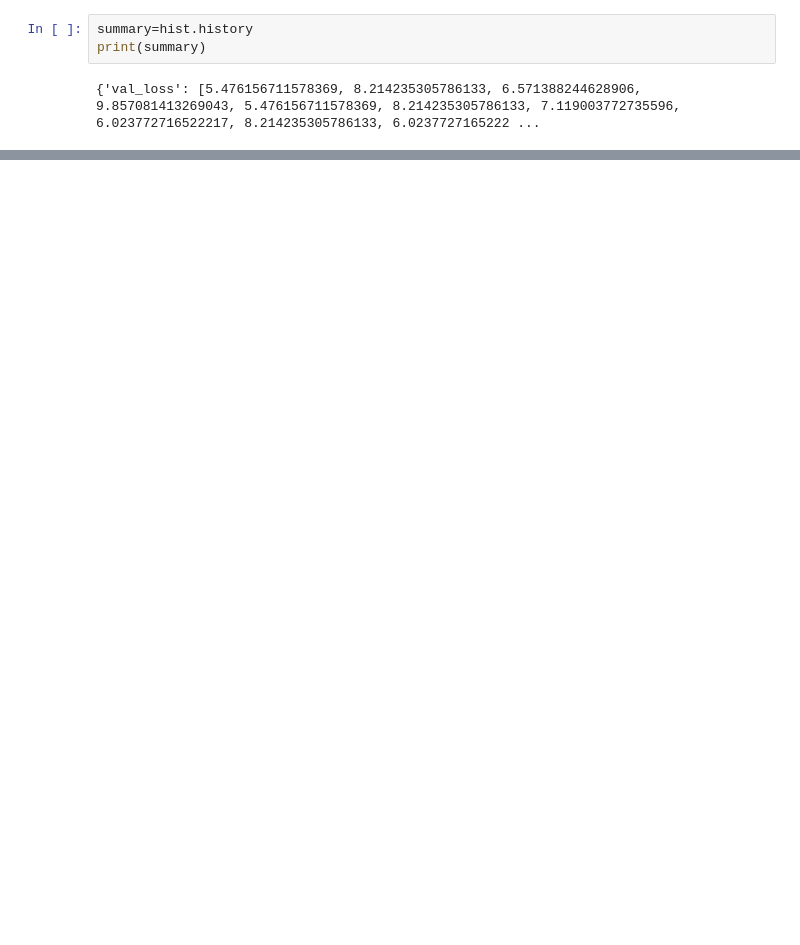
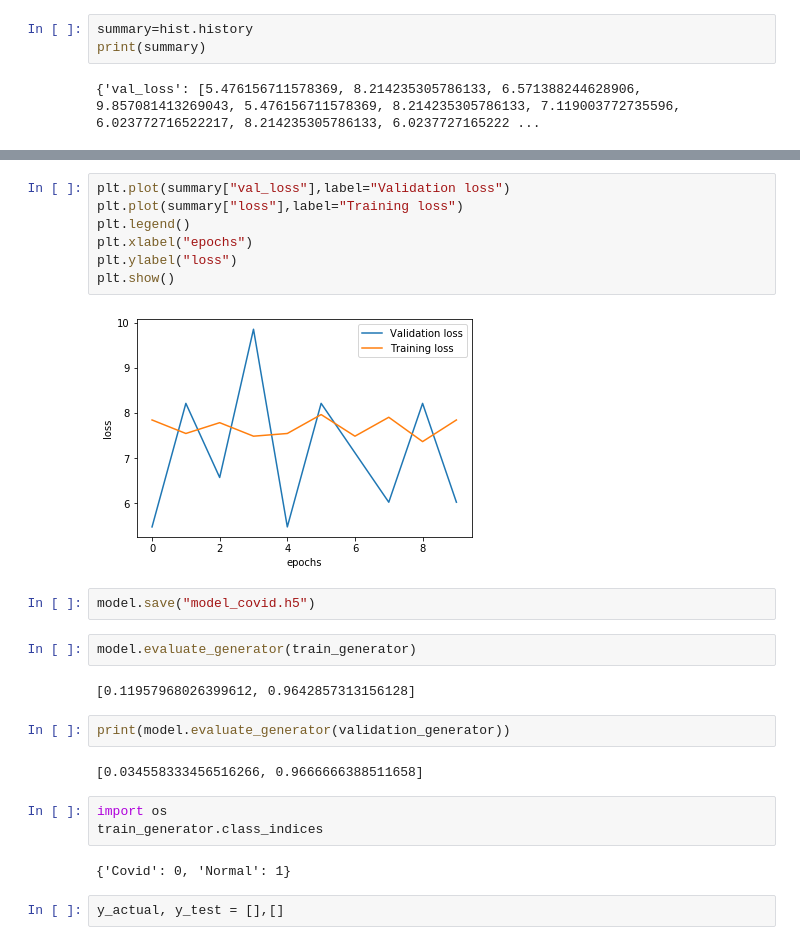
Before and after one commit to dakshtrehan/Covid-19-Detection, a Jupyter notebook: Covid-19 Detection.ipynb, the cells around one changed output, grey strips where cells are left out. Cells and saved outputs as stored; diff of their text form; blank space fills up the shorter version.

```diff
--- a/Covid-19 Detection.ipynb
+++ b/Covid-19 Detection.ipynb
@@ -106,0 +115,26 @@ TypeError: 'History' object is not subscriptable
+# %%
+plt.plot(summary["val_loss"],label="Validation loss")
+plt.plot(summary["loss"],label="Training loss")
+plt.legend()
+plt.xlabel("epochs")
+plt.ylabel("loss")
+plt.show()
+# %% [output]
+[figure, added]
+# %%
+model.save("model_covid.h5")
+# %%
+model.evaluate_generator(train_generator)
+# %% [output]
+[0.11957968026399612, 0.9642857313156128]
+# %%
+print(model.evaluate_generator(validation_generator))
+# %% [output]
+[0.034558333456516266, 0.9666666388511658]
+# %%
+import os
+train_generator.class_indices
+# %% [output]
+{'Covid': 0, 'Normal': 1}
+# %%
+y_actual, y_test = [],[]
```
Also changed, not shown: parts of 11 cells of this notebook, 1 other file.
